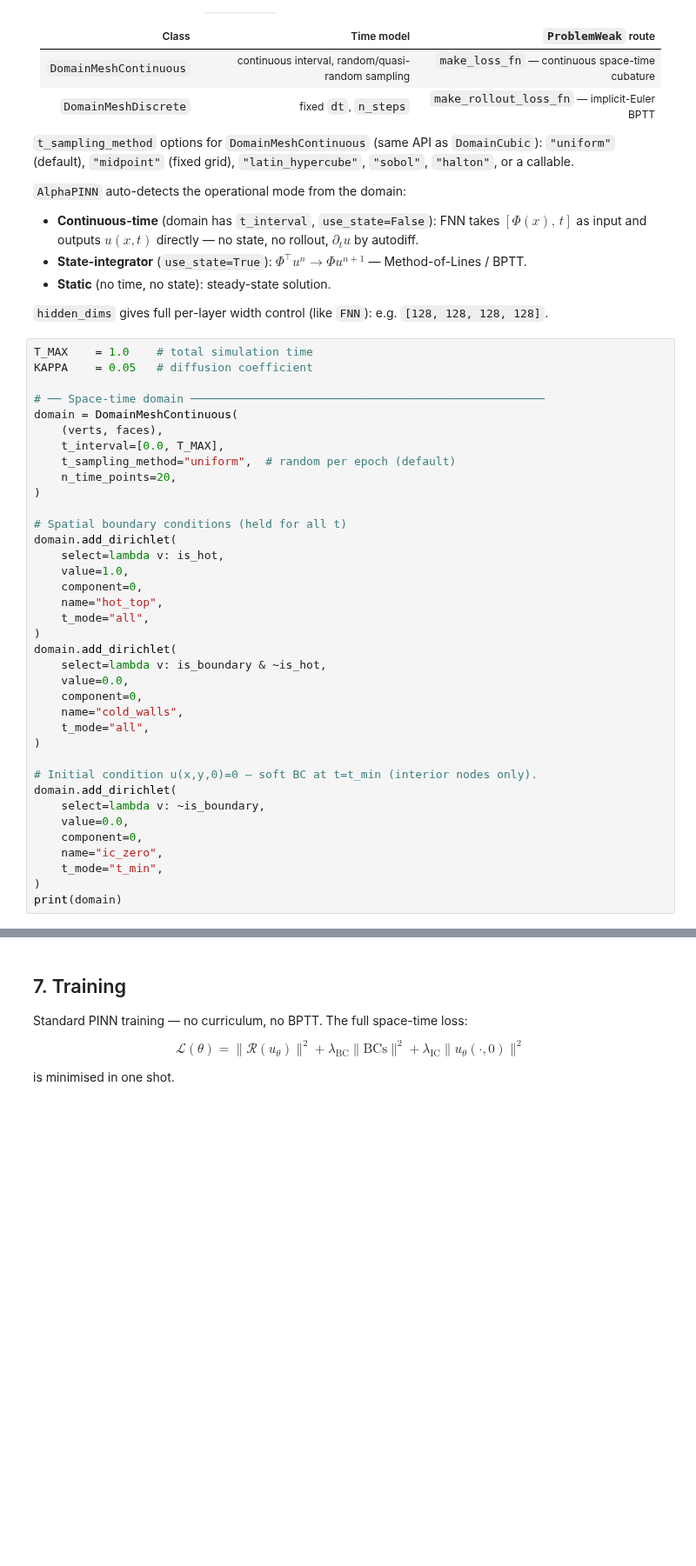
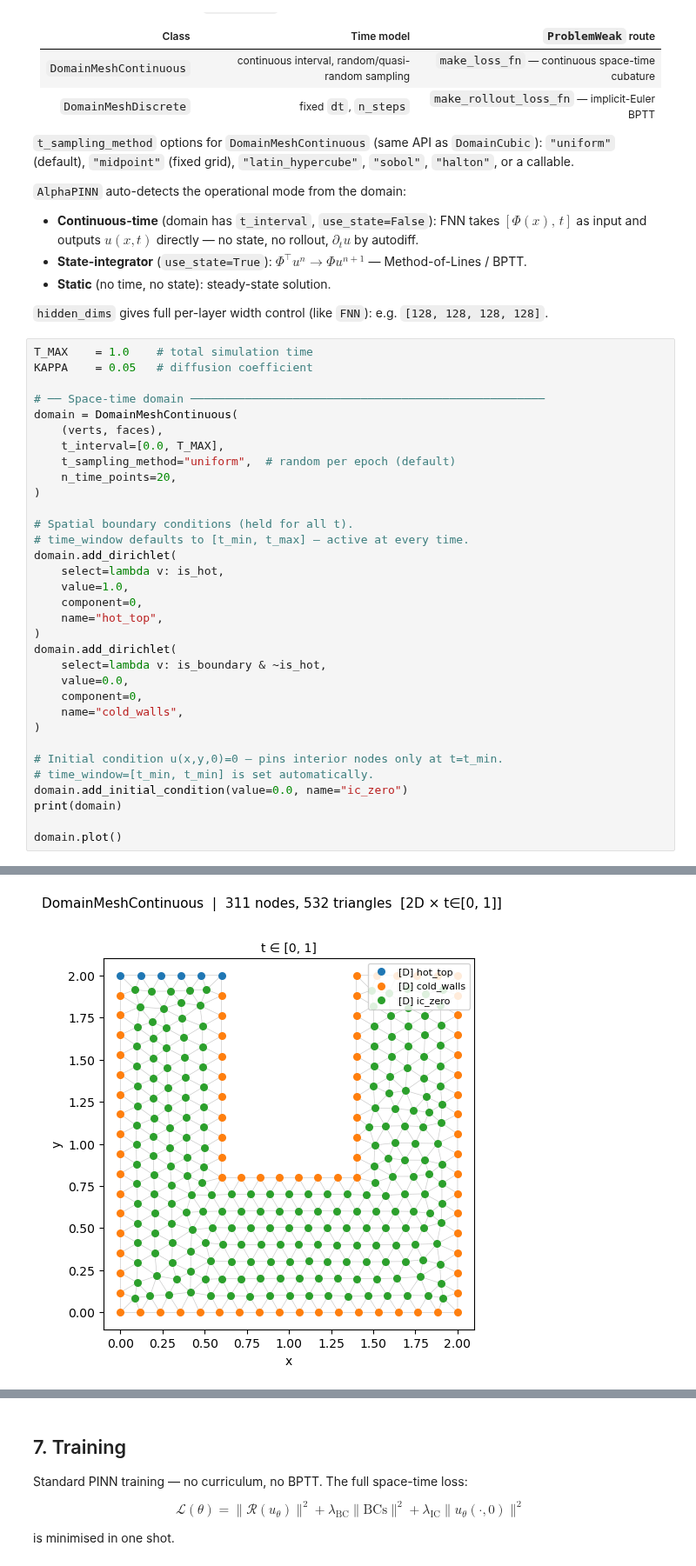
Before and after one commit to gatocor/pinn_models, a Jupyter notebook: examples/1+2D_transient_heat_u_shape_alpha_pinn.ipynb, the cells around one changed output, grey strips where cells are left out. Shown at 87% size. Cells and saved outputs as stored; diff of their text form; blank space fills up the shorter version.

Commit message:
AlphaPINNs working global time integration

```diff
--- a/examples/1+2D_transient_heat_u_shape_alpha_pinn.ipynb
+++ b/examples/1+2D_transient_heat_u_shape_alpha_pinn.ipynb
@@ -278,30 +272,26 @@ domain = DomainMeshContinuous(
     n_time_points=20,
 )
 
-# Spatial boundary conditions (held for all t)
+# Spatial boundary conditions (held for all t).
+# time_window defaults to [t_min, t_max] — active at every time.
 domain.add_dirichlet(
     select=lambda v: is_hot,
     value=1.0,
     component=0,
     name="hot_top",
-    t_mode="all",
 )
 domain.add_dirichlet(
     select=lambda v: is_boundary & ~is_hot,
     value=0.0,
     component=0,
     name="cold_walls",
-    t_mode="all",
 )
 
-# Initial condition u(x,y,0)=0 — soft BC at t=t_min (interior nodes only).
-domain.add_dirichlet(
-    select=lambda v: ~is_boundary,
-    value=0.0,
-    component=0,
-    name="ic_zero",
-    t_mode="t_min",
-)
+# Initial condition u(x,y,0)=0 — pins interior nodes only at t=t_min.
+# time_window=[t_min, t_min] is set automatically.
+domain.add_initial_condition(value=0.0, name="ic_zero")
 print(domain)
+
+domain.plot()
 # %% [output]
 DomainMeshContinuous(2D × t∈[0.0, 1.0], sampling='uniform', n_time_points=20, n_nodes=311, n_conditions=3)
@@ -308,3 +299,4 @@ DomainMeshContinuous(2D × t∈[0.0, 1.0], sampling='uniform', n_time_points=20,
+[figure, added]
 # %% [markdown]
 ## 6. PDE problem & AlphaPINN network
 
```
Also changed, not shown: parts of 5 cells of this notebook, 13 other files.
